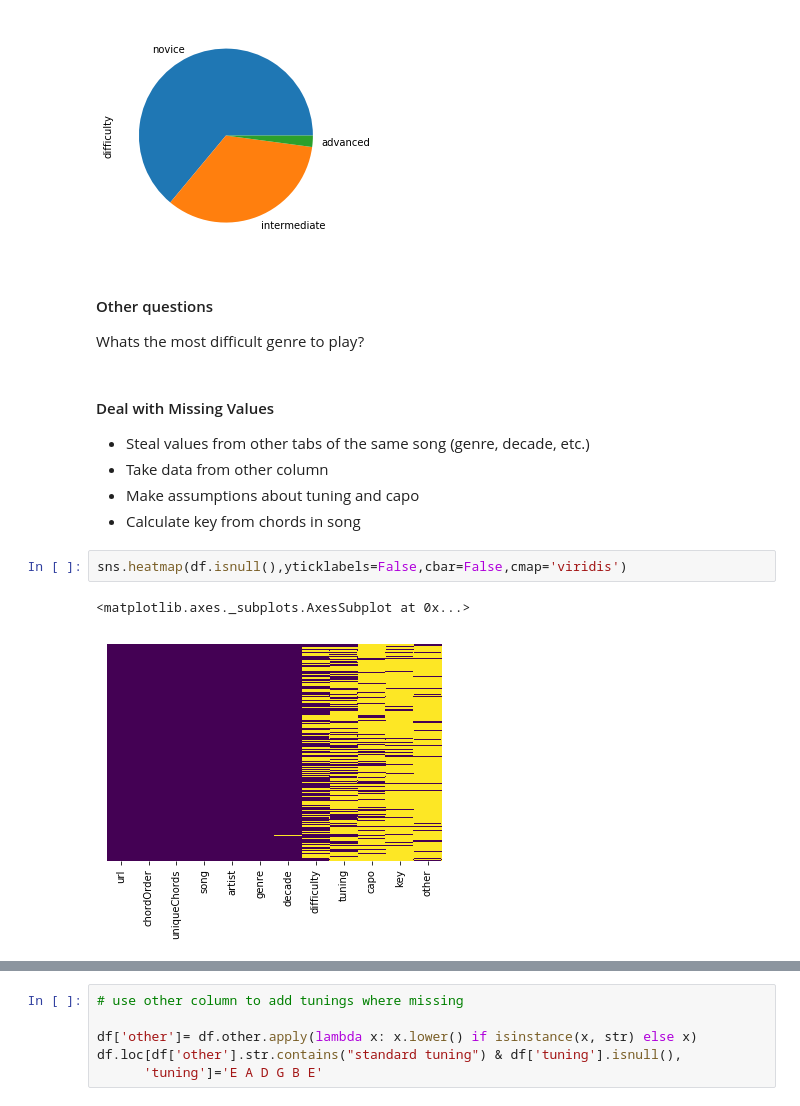
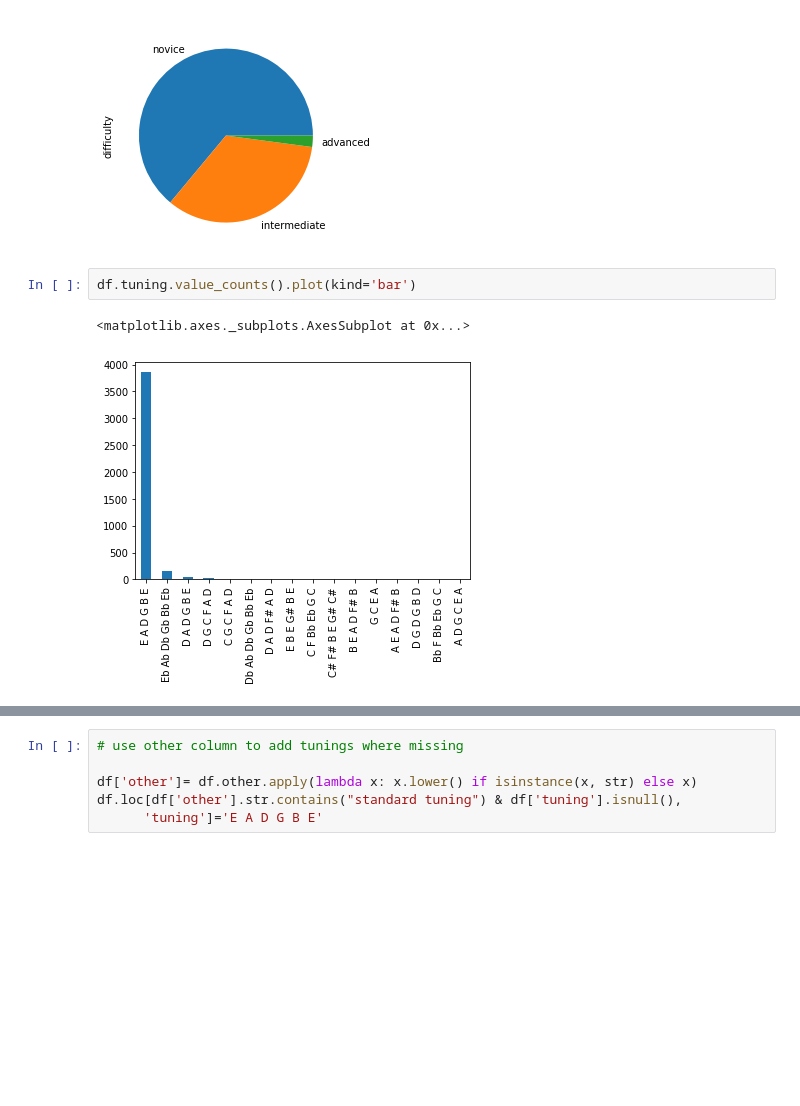
Before and after one commit to eshantarneja/chordTheoryAnalysis, a Jupyter notebook: dataCleaning/Guitar Chords Exploratory Data Analysis.ipynb, the cells around one changed output, grey strips where cells are left out. Cells and saved outputs as stored; diff of their text form; blank space fills up the shorter version.

```diff
--- a/dataCleaning/Guitar Chords Exploratory Data Analysis.ipynb
+++ b/dataCleaning/Guitar Chords Exploratory Data Analysis.ipynb
@@ -368,19 +368,8 @@ df.difficulty.value_counts().plot(kind='pie')
 # %% [output]
 <matplotlib.axes._subplots.AxesSubplot at 0x...>
 [figure]
-# %% [markdown]
-#### Other questions
-
-Whats the most difficult genre to play?
-# %% [markdown]
-#### Deal with Missing Values
-
-- Steal values from other tabs of the same song (genre, decade, etc.)
-- Take data from other column
-- Make assumptions about tuning and capo
-- Calculate key from chords in song
-# %%
-sns.heatmap(df.isnull(),yticklabels=False,cbar=False,cmap='viridis')
-# %% [output]
-<matplotlib.axes._subplots.AxesSubplot at 0x...>
-[figure, removed]
+# %%
+df.tuning.value_counts().plot(kind='bar')
+# %% [output]
+<matplotlib.axes._subplots.AxesSubplot at 0x...>
+[figure, added]
```
Also changed, not shown: parts of 64 cells of this notebook, 1 other file.
